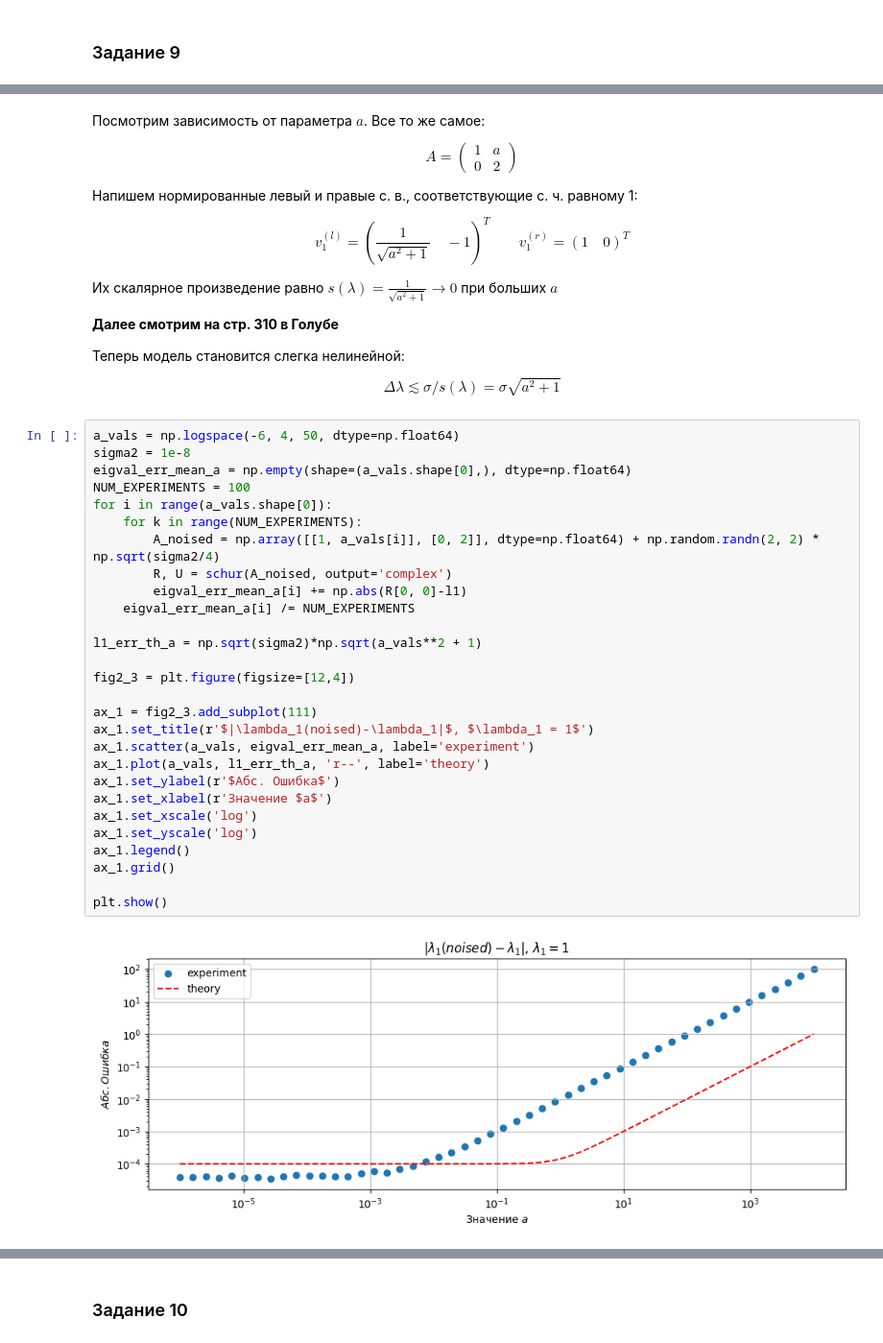
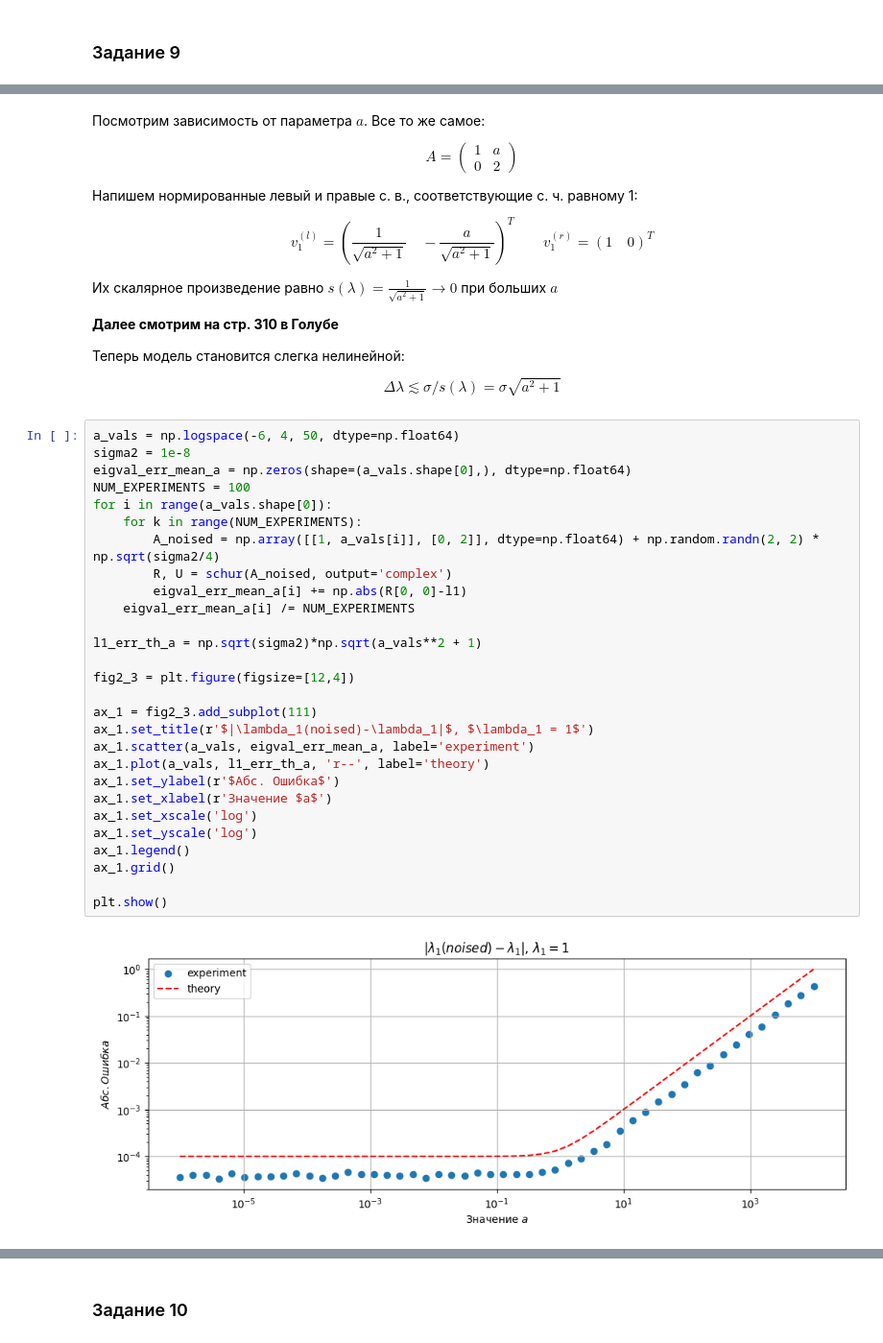
Before and after one commit to isvoropaev02/matrix_algorithms, a Jupyter notebook: lab4/lab4schur.ipynb, the cells around one changed output, grey strips where cells are left out. Shown at 96% size. Saved outputs shown, nothing was run; the diff lists cells and outputs as text.

```diff
--- a/lab4/lab4schur.ipynb
+++ b/lab4/lab4schur.ipynb
@@ -562,7 +577,7 @@ $$A=\begin{pmatrix}1&a\\ 0&2\end{pmatrix}$$
 
 Напишем нормированные левый и правые с. в., соответствующие с. ч. равному 1:
 
-$$v_1^{(l)}=(\frac{1}{\sqrt{a^2+1}}\quad -1)^T \qquad v_1^{(r)}=(1\quad 0)^T$$
+$$v_1^{(l)}=\left(\frac{1}{\sqrt{a^2+1}}\quad -\dfrac{a}{\sqrt{a^2+1}}\right)^T \qquad v_1^{(r)}=(1\quad 0)^T$$
 
 Их скалярное произведение равно $s(\lambda) = \frac{1}{\sqrt{a^2+1}} \rightarrow 0$ при больших $a$
 
@@ -574,30 +589,30 @@ $$\Delta\lambda \lesssim \sigma / s(\lambda) = \sigma \sqrt{a^2+1} $$
 # %%
 a_vals = np.logspace(-6, 4, 50, dtype=np.float64)
 sigma2 = 1e-8
-eigval_err_mean_a = np.empty(shape=(a_vals.shape[0],), dtype=np.float64)
+eigval_err_mean_a = np.zeros(shape=(a_vals.shape[0],), dtype=np.float64)
 NUM_EXPERIMENTS = 100
 for i in range(a_vals.shape[0]):
     for k in range(NUM_EXPERIMENTS):
         A_noised = np.array([[1, a_vals[i]], [0, 2]], dtype=np.float64) + np.random.randn(2, 2) * np.sqrt(sigma2/4)
         R, U = schur(A_noised, output='complex')
         eigval_err_mean_a[i] += np.abs(R[0, 0]-l1)
     eigval_err_mean_a[i] /= NUM_EXPERIMENTS
 
 l1_err_th_a = np.sqrt(sigma2)*np.sqrt(a_vals**2 + 1)
 
 fig2_3 = plt.figure(figsize=[12,4])
 
 ax_1 = fig2_3.add_subplot(111)
 ax_1.set_title(r'$|\lambda_1(noised)-\lambda_1|$, $\lambda_1 = 1$')
 ax_1.scatter(a_vals, eigval_err_mean_a, label='experiment')
 ax_1.plot(a_vals, l1_err_th_a, 'r--', label='theory')
 ax_1.set_ylabel(r'$Абс. Ошибка$')
 ax_1.set_xlabel(r'Значение $a$')
 ax_1.set_xscale('log')
 ax_1.set_yscale('log')
 ax_1.legend()
 ax_1.grid()
 
 plt.show()
 # %% [output]
-[figure, old version]
+[figure, new version]
```
Also changed, not shown: parts of 9 cells of this notebook.
